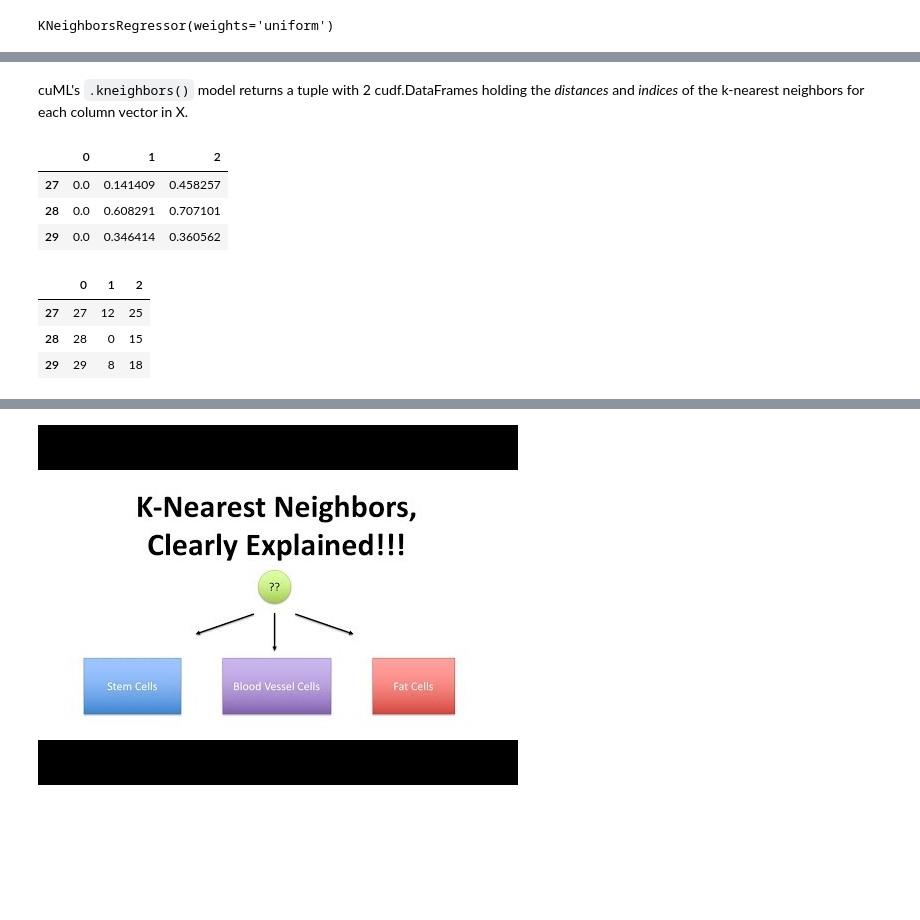
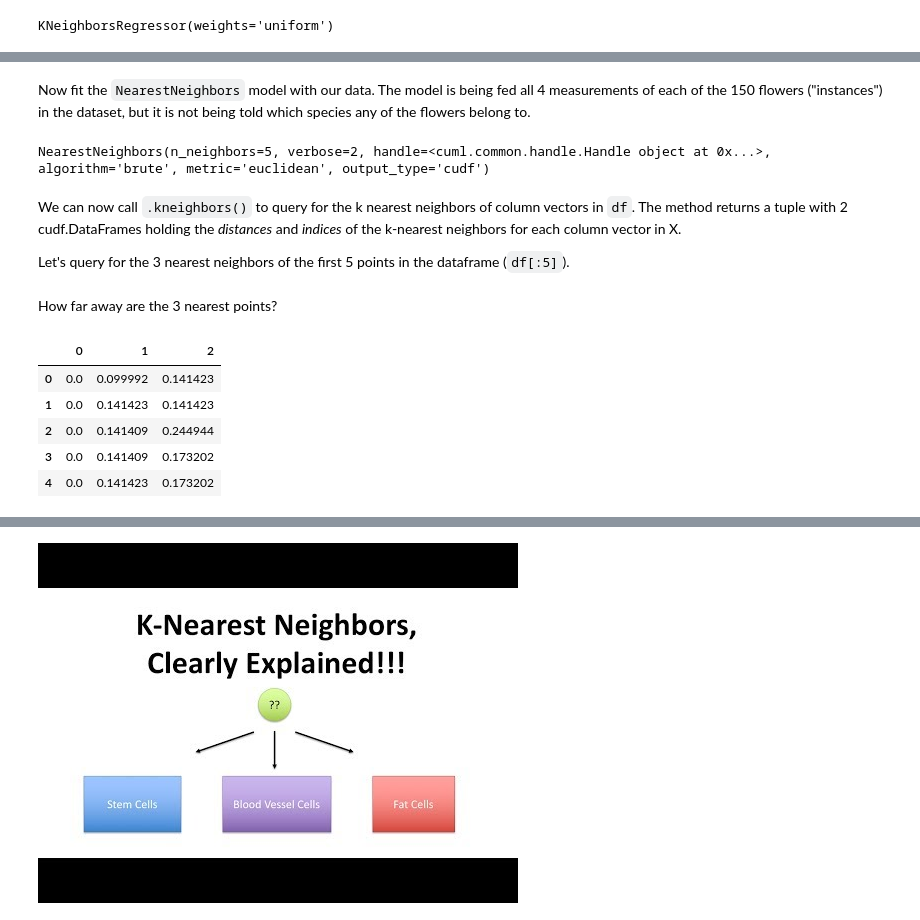
Before and after one commit to Dropout-Analytics/cuml_knn, a Jupyter notebook: knn.ipynb, the cells around one changed output, grey strips where cells are left out. Cells and saved outputs as stored; diff of their text form; code cells hidden in the pictures; blank space fills up the shorter version.

```diff
--- a/knn.ipynb
+++ b/knn.ipynb
@@ -248,4 +258,4 @@ Before we wrap up K-Nearest Neighbors, we should get familiar with the Nearest N
 # %%
 from cuml.neighbors import NearestNeighbors
 
-knn = NearestNeighbors(n_neighbors=3)
+nn = NearestNeighbors()
@@ -266,0 +264,8 @@ NearestNeighbors(n_neighbors=3, verbose=2, handle=<cuml.common.handle.Handle obj
+# %%
+df = cudf.read_csv('https://github.com/gumdropsteve/datasets/raw/master/iris.csv')
+
+y_actual = df['target']
+
+df = df.drop(['species', 'target'])
+
+df
@@ -267,18 +286,23 @@ NearestNeighbors(n_neighbors=3, verbose=2, handle=<cuml.common.handle.Handle obj
+# %% [markdown]
+Now fit the `NearestNeighbors` model with our data. The model is being fed all 4 measurements of each of the 150 flowers ("instances") in the dataset, but it is not being told which species any of the flowers belong to.
+# %%
+nn.fit(df)
+# %% [output]
+NearestNeighbors(n_neighbors=5, verbose=2, handle=<cuml.common.handle.Handle object at 0x...>, algorithm='brute', metric='euclidean', output_type='cudf')
 # %% [markdown]
-cuML's `.kneighbors()` model returns a tuple with 2 cudf.DataFrames holding the *distances* and *indices* of the k-nearest neighbors for each column vector in X.
+We can now call `.kneighbors()` to query for the k nearest neighbors of column vectors in `df`. The method returns a tuple with 2 cudf.DataFrames holding the *distances* and *indices* of the k-nearest neighbors for each column vector in X.
+
+Let's query for the 3 nearest neighbors of the first 5 points in the dataframe (`df[:5]`).
 # %%
-distances, indicies = knn.kneighbors(X, n_neighbors=3)
+distances, indices = nn.kneighbors(df[:5], n_neighbors=3)
+# %% [markdown]
+How far away are the 3 nearest points?
 # %%
-distances.tail(3)
+distances
 # %% [output]
 |  | 0 | 1 | 2 |
-| 27 | 0.0 | 0.141409 | 0.458257 |
-| 28 | 0.0 | 0.608291 | 0.707101 |
-| 29 | 0.0 | 0.346414 | 0.360562 |
+| 0 | 0.0 | 0.099992 | 0.141423 |
+| 1 | 0.0 | 0.141423 | 0.141423 |
+| 2 | 0.0 | 0.141409 | 0.244944 |
+| 3 | 0.0 | 0.141409 | 0.173202 |
+| 4 | 0.0 | 0.141423 | 0.173202 |
-# %%
-indicies.tail(3)
-# %% [output]
-|  | 0 | 1 | 2 |
-| 27 | 27 | 12 | 25 |
-| 28 | 28 | 0 | 15 |
-| 29 | 29 | 8 | 18 |
```
Also changed, not shown: parts of 37 cells of this notebook, 1 other file.
